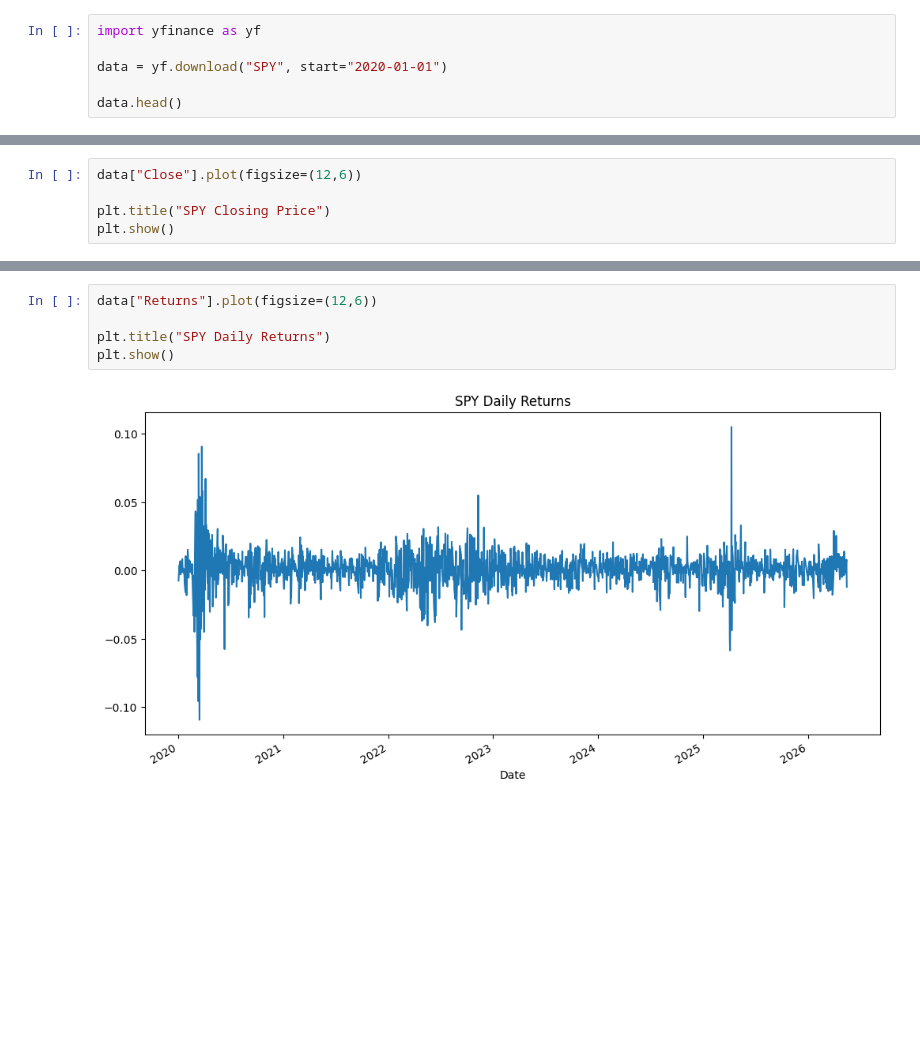
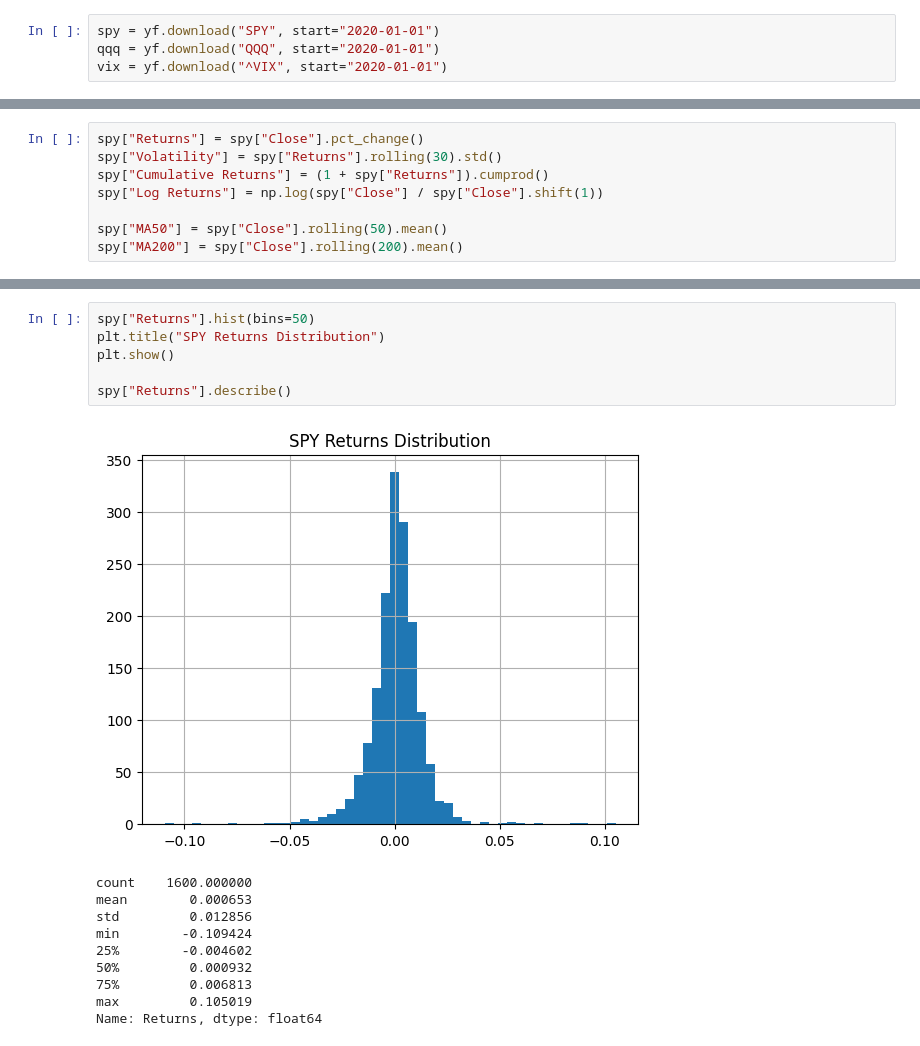
Before and after one commit to Aarni-git/times-series-project, a Jupyter notebook: analysis.ipynb, the cells around one changed output, grey strips where cells are left out. Saved outputs shown, nothing was run; the diff lists cells and outputs as text; blank space fills up the shorter version.

```diff
--- a/analysis.ipynb
+++ b/analysis.ipynb
@@ -5,8 +6,6 @@ import matplotlib.pyplot as plt
 # %%
-import yfinance as yf
-
-data = yf.download("SPY", start="2020-01-01")
-
-data.head()
+spy = yf.download("SPY", start="2020-01-01")
+qqq = yf.download("QQQ", start="2020-01-01")
+vix = yf.download("^VIX", start="2020-01-01")
 # %% [output]
 [*********************100%***********************]  1 of 1 completed
@@ -21,5 +14,8 @@ data.head()
 # %%
-data["Close"].plot(figsize=(12,6))
+spy["Returns"] = spy["Close"].pct_change()
+spy["Volatility"] = spy["Returns"].rolling(30).std()
+spy["Cumulative Returns"] = (1 + spy["Returns"]).cumprod()
+spy["Log Returns"] = np.log(spy["Close"] / spy["Close"].shift(1))
 
-plt.title("SPY Closing Price")
-plt.show()
+spy["MA50"] = spy["Close"].rolling(50).mean()
+spy["MA200"] = spy["Close"].rolling(200).mean()
@@ -41,8 +34,18 @@ data.head()
 # %%
-data["Returns"].plot(figsize=(12,6))
+spy["Returns"].hist(bins=50)
+plt.title("SPY Returns Distribution")
+plt.show()
 
-plt.title("SPY Daily Returns")
-plt.show()
+spy["Returns"].describe()
 # %% [output]
-[figure, old version]
+[figure, new version]
+count    1600.000000
+mean        0.000653
+std         0.012856
+min        -0.109424
+25%        -0.004602
+50%         0.000932
+75%         0.006813
+max         0.105019
+Name: Returns, dtype: float64
 # %%
```
Also changed, not shown: parts of 14 cells of this notebook.
